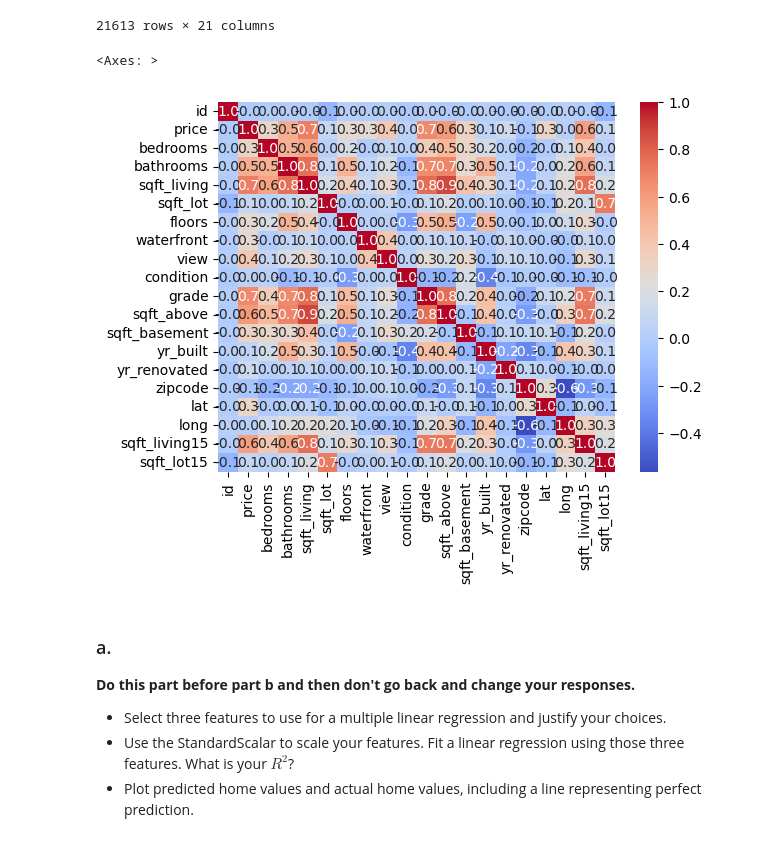
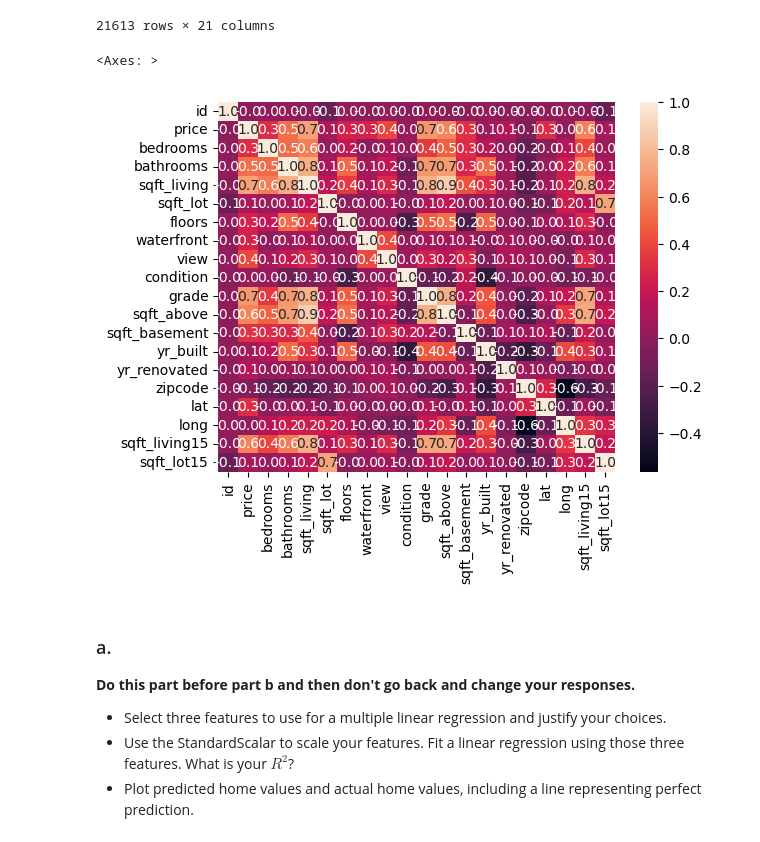
Before and after one commit to GettysburgDataScience/ps1-linear-regression-Reidhnorton, a Jupyter notebook: PS1.ipynb, the cells around one changed output. Saved outputs shown, nothing was run; the diff lists cells and outputs as text; code cells hidden in the pictures.

```diff
--- a/PS1.ipynb
+++ b/PS1.ipynb
@@ -217,15 +214,13 @@ housing_df
 # %%
 import pandas as pd
 import seaborn as sns
 
-# Drop the 'date' column as it cannot be converted to float
-housing_df = housing_df.drop(columns=['date'])
-
-corr_matrix = housing_df.corr()
-sns.heatmap(corr_matrix, annot = True, fmt = '.1f', cmap = 'coolwarm')
+# Drop the 'date' column before calculating the correlation matrix
+corr_matrix = housing_df.drop(columns=['date']).corr()
+sns.heatmap(corr_matrix, annot = True, fmt = '.1f')
 # %% [output]
 <Axes: >
-[figure, old version]
+[figure, new version]
 # %% [markdown]
 ### a.
 
```
Also changed, not shown: parts of 29 cells of this notebook.
